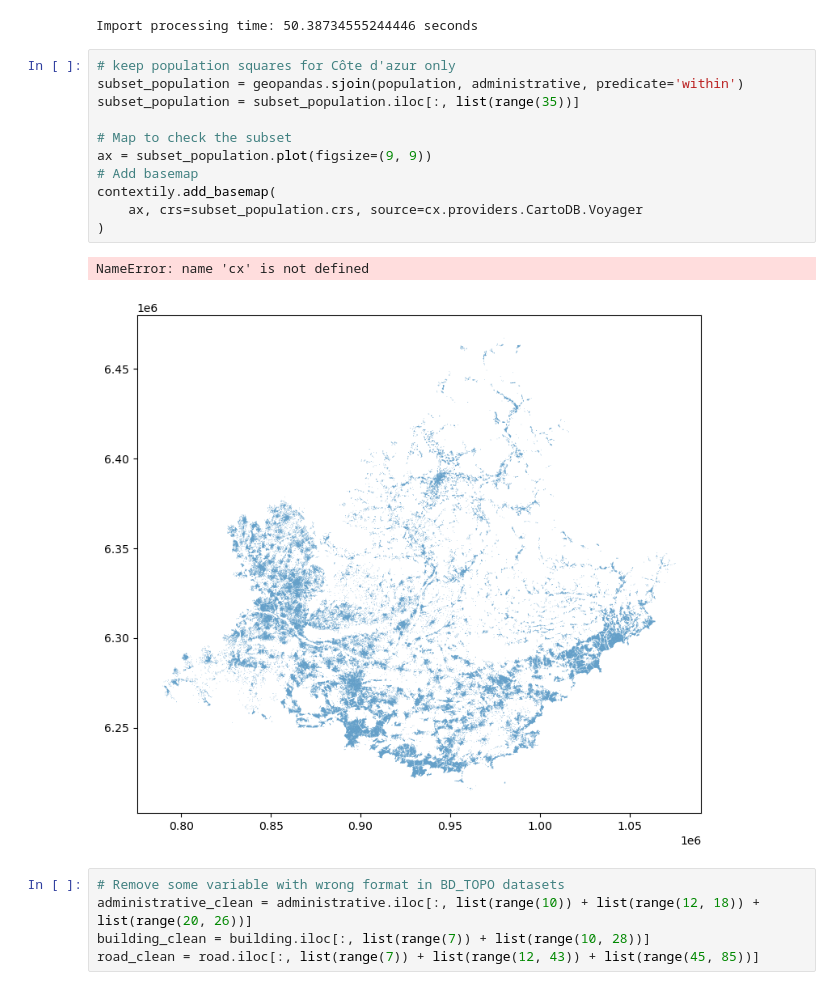
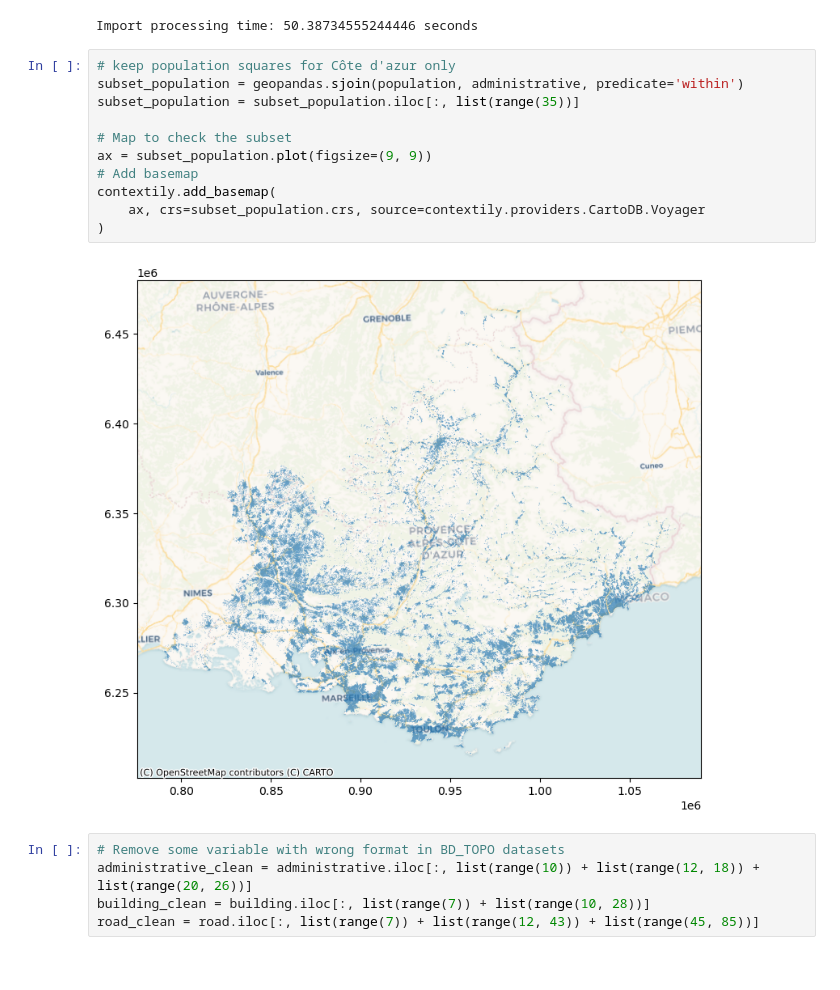
Before and after one commit to perez-joan/WP2-emc2, a Jupyter notebook: v0.1.ipynb, the cells around one changed output. Drawn from its saved outputs; the diff is of its cells as text.

```diff
--- a/v0.1.ipynb
+++ b/v0.1.ipynb
@@ -73,17 +74,16 @@ Import processing time: 50.38734555244446 seconds
 # %%
 # keep population squares for Côte d'azur only
 subset_population = geopandas.sjoin(population, administrative, predicate='within')
 subset_population = subset_population.iloc[:, list(range(35))]
 
 # Map to check the subset
 ax = subset_population.plot(figsize=(9, 9))
 # Add basemap
 contextily.add_basemap(
-    ax, crs=subset_population.crs, source=cx.providers.CartoDB.Voyager
+    ax, crs=subset_population.crs, source=contextily.providers.CartoDB.Voyager
 )
 # %% [output]
-NameError: name 'cx' is not defined
-[figure, old version]
+[figure, new version]
 # %%
 # Remove some variable with wrong format in BD_TOPO datasets
 administrative_clean = administrative.iloc[:, list(range(10)) + list(range(12, 18)) + list(range(20, 26))]
```
Also changed, not shown: parts of 3 cells of this notebook.
